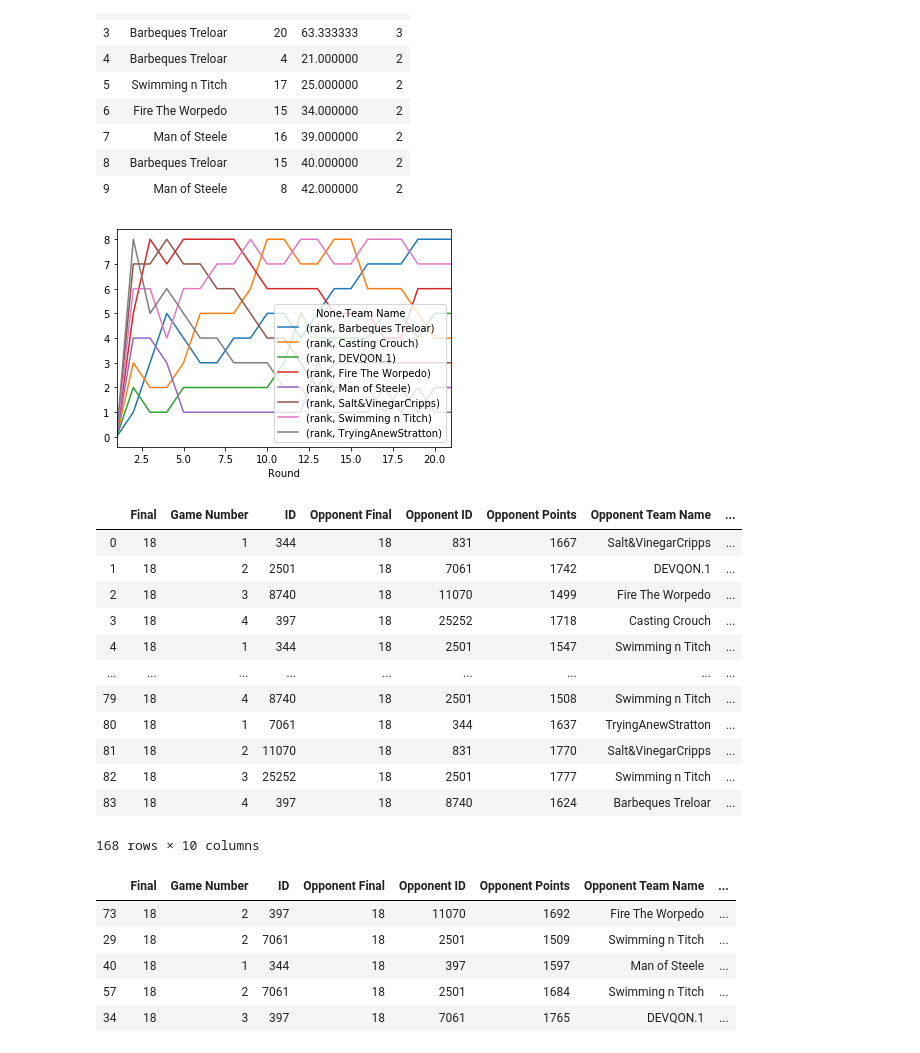
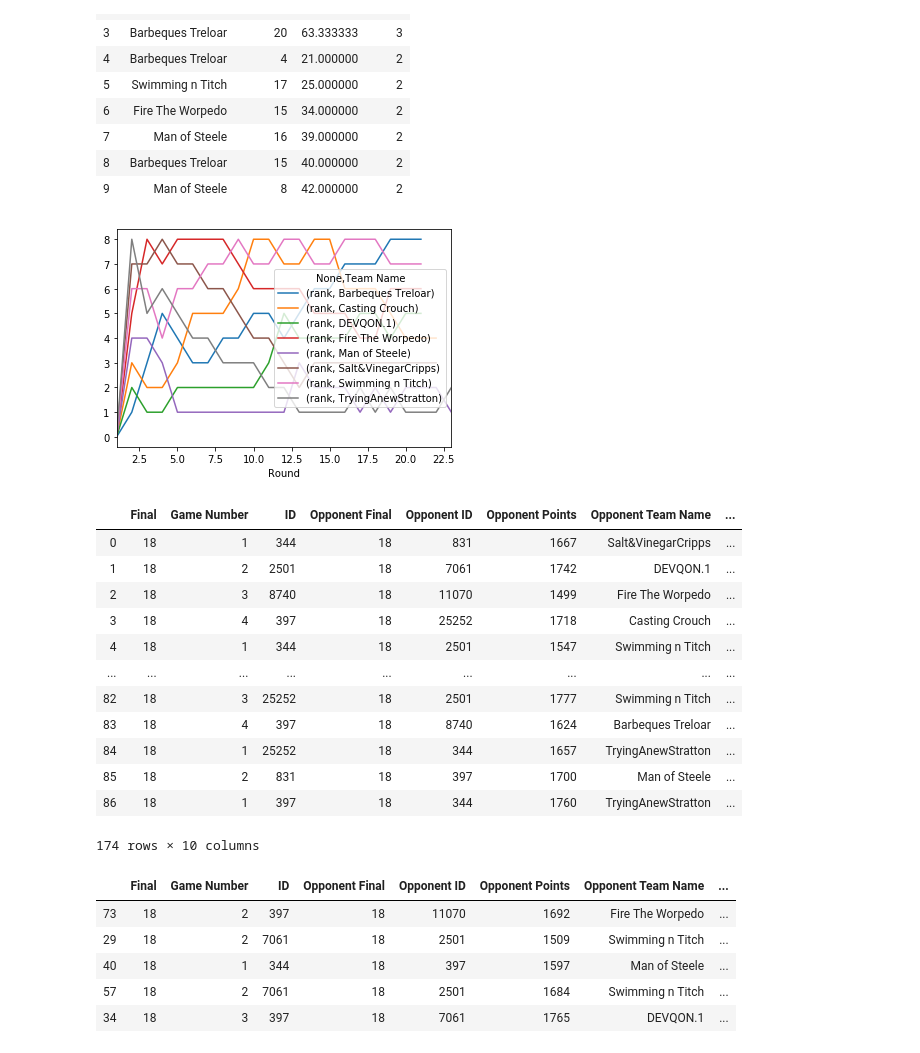
Before and after one commit to mark-richards/sc_scraper, a Jupyter notebook: 2019 Summary.ipynb, the cells around one changed output. Drawn from its saved outputs; the diff is of its cells as text; code cells hidden in the pictures.

```diff
--- a/2019 Summary.ipynb
+++ b/2019 Summary.ipynb
@@ -584,17 +584,17 @@ df_most_injuries_in_game.reset_index().head(10)
 | 9 | Man of Steele | 8 | 42.000000 | 2 |
 # %%
 # Ladder position change throughout season
-df_combined_weekly_ladders = pd.read_csv("outputs/weekly_ladder_20191113-174605.csv")
+df_combined_weekly_ladders = pd.read_csv("inputs/weekly_ladder - with finals.csv")
 df_combined_weekly_ladders['rank'] = df_combined_weekly_ladders['rank'].map(lambda x: x[:1])
 df_combined_weekly_ladders['rank'] = pd.to_numeric(df_combined_weekly_ladders['rank'])
 df_grouped_ladder = pd.pivot_table(df_combined_weekly_ladders, index=['Round'], columns=['Team Name'], values=['rank'])
 plot = df_grouped_ladder.plot(kind='line')
 # %% [output]
-[figure, old version]
+[figure, new version]
 # %%
 # Fixture Difficulty
-df_fixture = pd.read_csv("inputs/2019_sc_fixture.csv")
-df_fixture = df_fixture[df_fixture['Round'] < 22]
+df_fixture = pd.read_csv("inputs/2019_sc_fixture - with finals.csv")
+# df_fixture = df_fixture[df_fixture['Round'] < 22]
 df_fixture_team_one = df_fixture
 df_fixture_team_one = df_fixture_team_one.rename(columns={"Team One ID": "ID", "Team One Team Name": "Team Name", "Team One Points": "Points", "Team One Final": "Final", "Team Two ID": "Opponent ID", "Team Two Team Name": "Opponent Team Name", "Team Two Final":"Opponent Final", "Team Two Points":"Opponent Points"})
 df_fixture_team_two = df_fixture
@@ -609,12 +609,12 @@ df_fixture_combined
 | 3 | 18 | 4 | 397 | 18 | 25252 | 1718 | Casting Crouch | ... |
 | 4 | 18 | 1 | 344 | 18 | 2501 | 1547 | Swimming n Titch | ... |
 | ... | ... | ... | ... | ... | ... | ... | ... | ... |
-| 79 | 18 | 4 | 8740 | 18 | 2501 | 1508 | Swimming n Titch | ... |
-| 80 | 18 | 1 | 7061 | 18 | 344 | 1637 | TryingAnewStratton | ... |
-| 81 | 18 | 2 | 11070 | 18 | 831 | 1770 | Salt&VinegarCripps | ... |
 | 82 | 18 | 3 | 25252 | 18 | 2501 | 1777 | Swimming n Titch | ... |
 | 83 | 18 | 4 | 397 | 18 | 8740 | 1624 | Barbeques Treloar | ... |
+| 84 | 18 | 1 | 25252 | 18 | 344 | 1657 | TryingAnewStratton | ... |
+| 85 | 18 | 2 | 831 | 18 | 397 | 1700 | Man of Steele | ... |
+| 86 | 18 | 1 | 397 | 18 | 344 | 1760 | TryingAnewStratton | ... |
-168 rows × 10 columns
+174 rows × 10 columns
 # %%
 # Top 5 Scores for the year
 df_fixture_combined['Rank'] = df_fixture_combined['Points'].rank(ascending=False)
```
Also changed, not shown: 3 other files.
